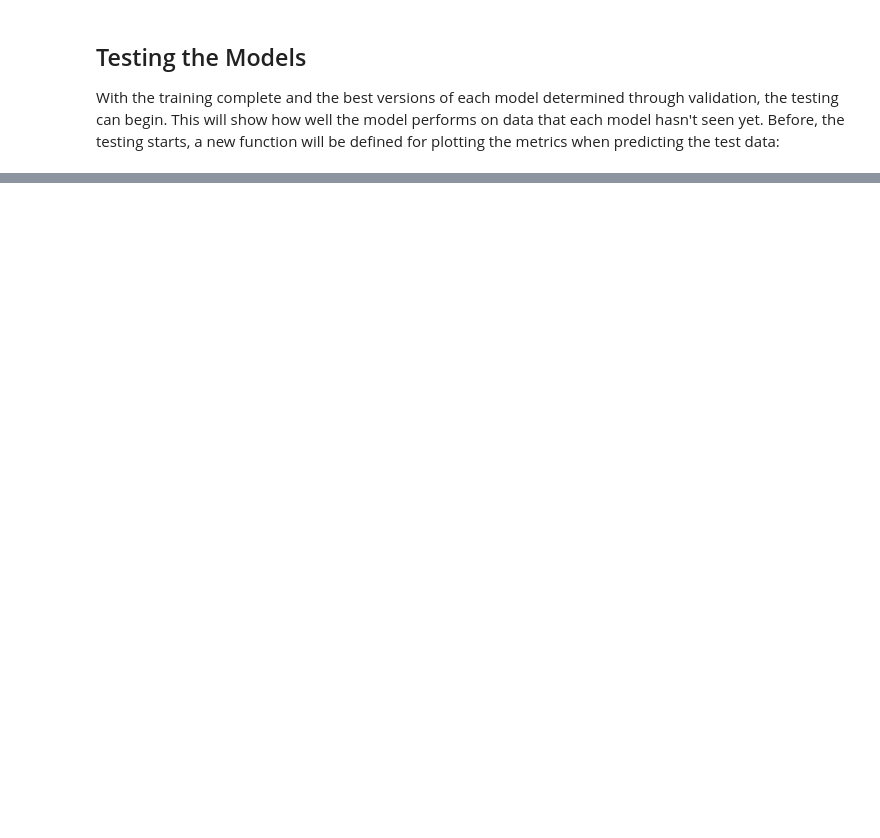
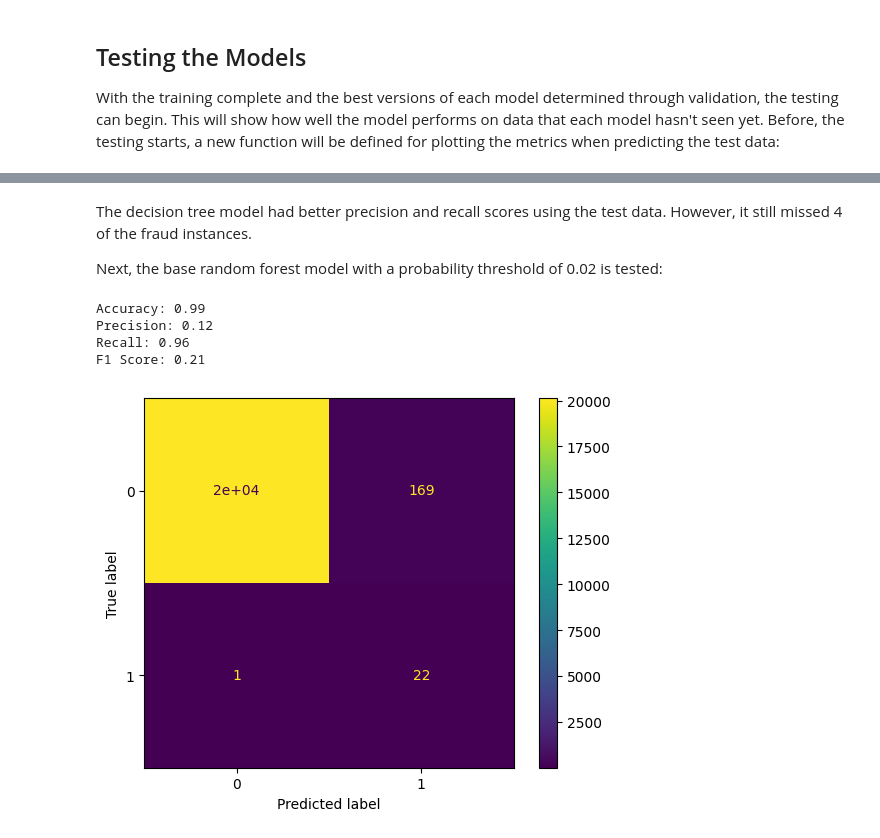
Before and after one commit to noahfrank0001/BankFraudDetection, a Jupyter notebook: analysis.ipynb, the cells around one changed output, grey strips where cells are left out. Drawn from its saved outputs; the diff is of its cells as text; code cells hidden in the pictures; blank space fills up the shorter version.

```diff
--- a/analysis.ipynb
+++ b/analysis.ipynb
@@ -600,0 +626,12 @@ plot_metrics_test(lr)
+# %% [markdown]
+The decision tree model had better precision and recall scores using the test data. However, it still missed 4 of the fraud instances.
+
+Next, the base random forest model with a probability threshold of 0.02 is tested:
+# %%
+plot_metrics_test(rfc, threshold=0.02)
+# %% [output]
+Accuracy: 0.99
+Precision: 0.12
+Recall: 0.96
+F1 Score: 0.21
+[figure, added]
```
Also changed, not shown: parts of 23 cells of this notebook.
